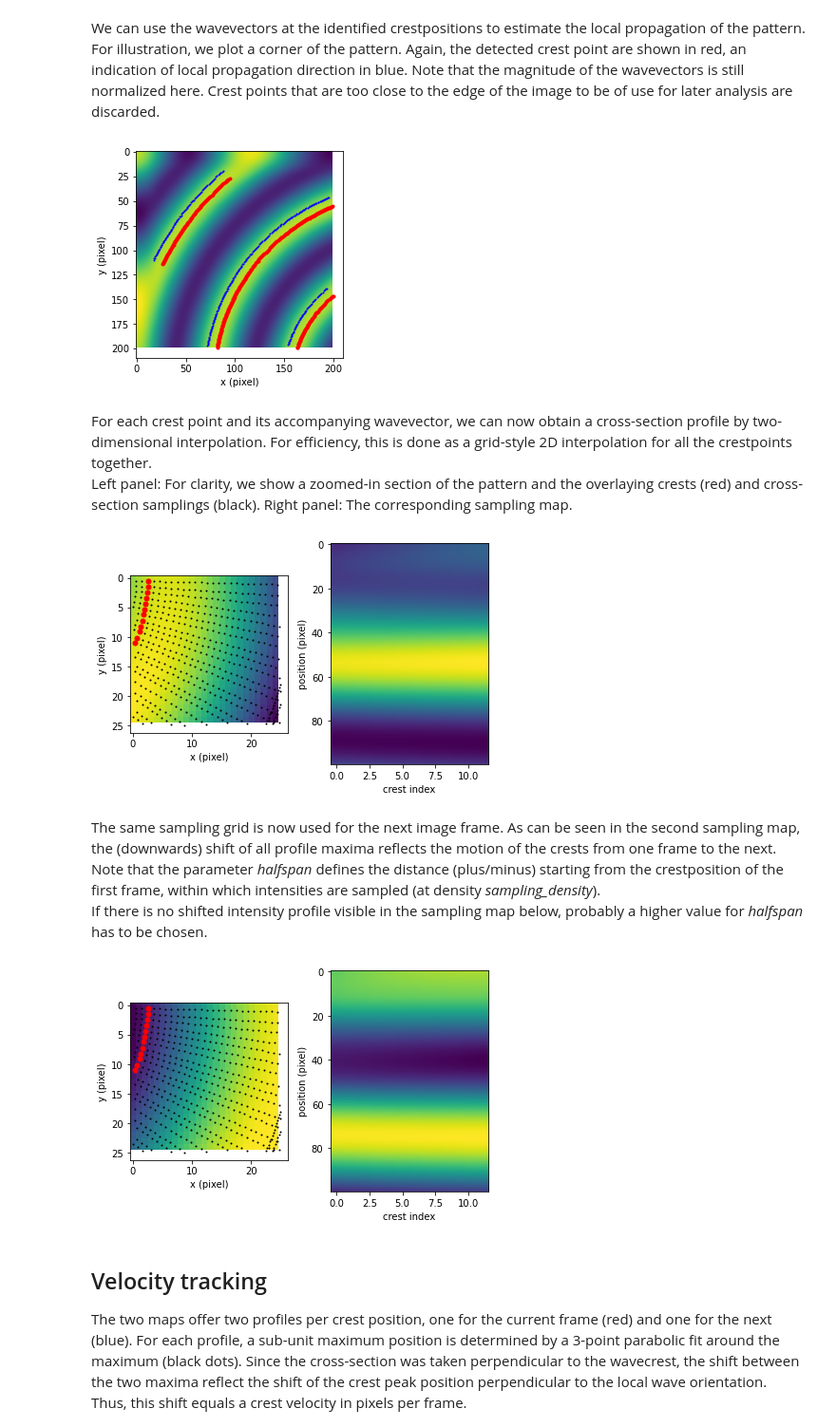
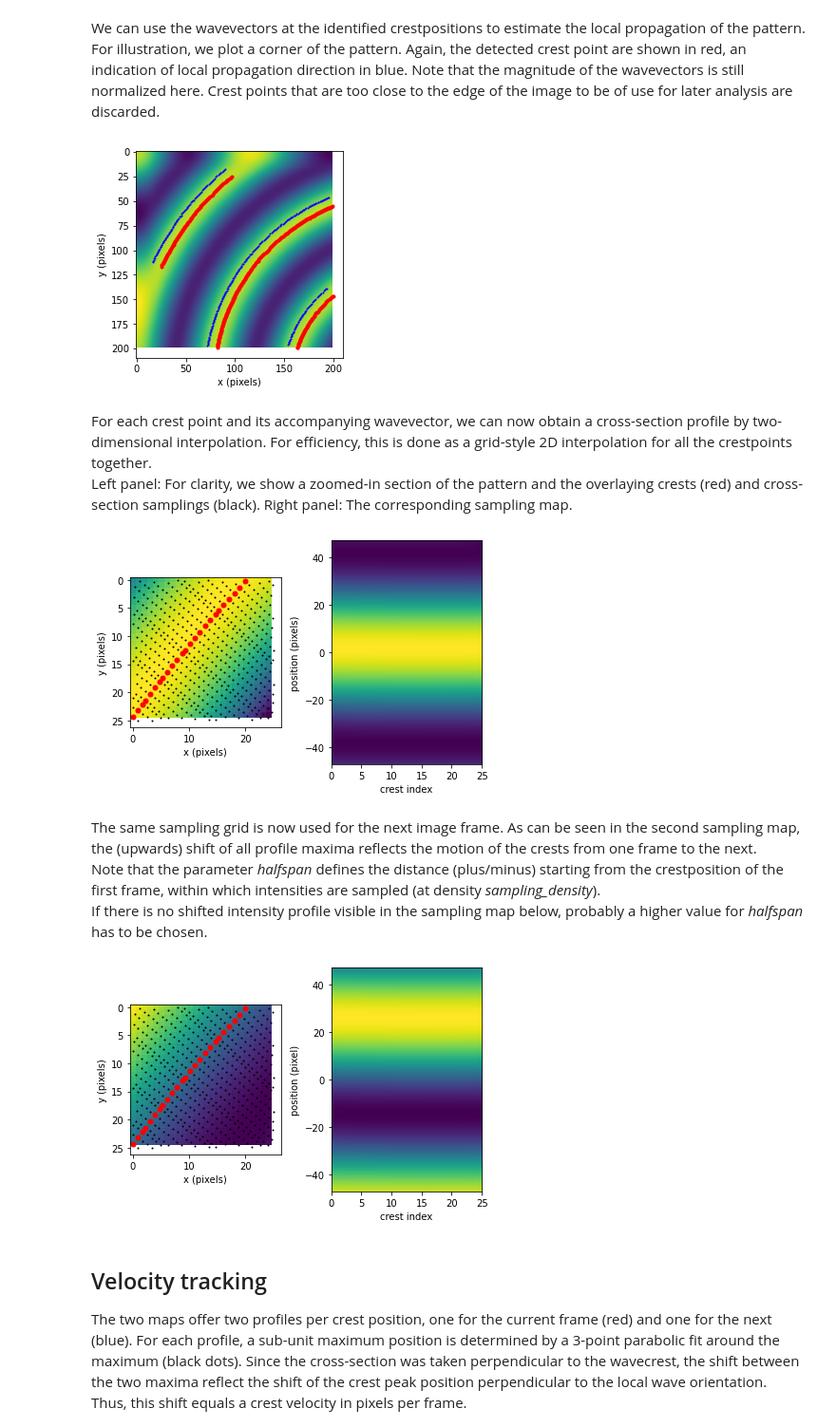
Before and after one commit to M-Sabrina/MinDE_analysis_2022, a Jupyter notebook: DEMO_MinDE_local_analysis.ipynb, the cells around one changed output. Shown at 95% size. Drawn from its saved outputs; the diff is of its cells as text; code cells hidden in the pictures.

```diff
--- a/DEMO_MinDE_local_analysis.ipynb
+++ b/DEMO_MinDE_local_analysis.ipynb
@@ -185,11 +197,11 @@ zm_ix = np.argwhere((cx1 < zm) & (cy1 < zm))
 ax.imshow(im0[0 : zm - 1, 0 : zm - 1])
 ax.plot(cx1[zm_ix], cy1[zm_ix], "ro", markersize=3)
 ax.plot(cx2[zm_ix], cy2[zm_ix], "bo", markersize=1)
-ax.set_xlabel("x (pixel)")
-ax.set_ylabel("y (pixel)")
+ax.set_xlabel("x (pixels)")
+ax.set_ylabel("y (pixels)")
 plt.show()
 # %% [output]
-[figure, old version]
+[figure, new version]
 # %% [markdown]
 For each crest point and its accompanying wavevector, we can now obtain a cross-section profile by two-dimensional interpolation. For efficiency, this is done as a grid-style 2D interpolation for all the crestpoints together.<br>
 Left panel: For clarity, we show a zoomed-in section of the pattern and the overlaying crests (red) and cross-section samplings (black). Right panel: The corresponding sampling map.
@@ -204,9 +216,8 @@ Left panel: For clarity, we show a zoomed-in section of the pattern and the over
     sampling_density,
 )
 # %%
-# show a zoom-in of the result
-zm_lo = 275
-zm_hi = 300
+# Show a zoom-in of the result, specified by the variables zm_lo and zm_hi
+# zm_lo and zm_hi are defined in the code-box below the selection above
 
 rr, cc = np.shape(im0)
 zm_ix1 = np.argwhere(
@@ -233,19 +244,24 @@ ax_1.plot(
     "ro",
     markersize=5,
 )
-ax_1.set_xlabel("x (pixel)")
-ax_1.set_ylabel("y (pixel)")
+ax_1.set_xlabel("x (pixels)")
+ax_1.set_ylabel("y (pixels)")
 
-ax_2.imshow(profile_map1.T[:, zm_ix1], aspect="auto")
+ax_2.imshow(
+    profile_map1.T[:, zm_ix1],
+    aspect="auto",
+    origin="lower",
+    extent=[0, crests_x[zm_ix1].size, -halfspan, halfspan],
+)
 ax_2.set_xlabel("crest index")
-ax_2.set_ylabel("position (pixel)")
+ax_2.set_ylabel("position (pixels)")
 
 fig.tight_layout()
 plt.show()
 # %% [output]
-[figure, old version]
+[figure, new version]
 # %% [markdown]
-The same sampling grid is now used for the next image frame. As can be seen in the second sampling map, the (downwards) shift of all profile maxima reflects the motion of the crests from one frame to the next.<br>
+The same sampling grid is now used for the next image frame. As can be seen in the second sampling map, the (upwards) shift of all profile maxima reflects the motion of the crests from one frame to the next.<br>
 Note that the parameter *halfspan* defines the distance (plus/minus) starting from the crestposition of the first frame, within which intensities are sampled (at density *sampling_density*).<br>
 If there is no shifted intensity profile visible in the sampling map below, probably a higher value for *halfspan* has to be chosen.
 # %%
@@ -259,46 +275,50 @@ If there is no shifted intensity profile visible in the sampling map below, prob
     sampling_density,
 )
 # %%
-# show a zoom-in of the result
-zm_lo = 275
-zm_hi = 300
+# Show a zoom-in of the result, specified by the variables zm_lo and zm_hi
+# zm_lo and zm_hi are defined in the code-box below the selection above
 
 rr, cc = np.shape(im1)
 zm_ix1 = np.argwhere(
     (crests_x > zm_lo) & (crests_y > zm_lo) & (crests_x < zm_hi) & (crests_y < zm_hi)
 )
 zm_ix2 = np.argwhere(
     (xxgrid.ravel() > zm_lo)
     & (yygrid.ravel() > zm_lo)
     & (xxgrid.ravel() < zm_hi)
     & (yygrid.ravel() < zm_hi)
 )
 fig, (ax_1, ax_2) = plt.subplots(1, 2)
 
 ax_1.imshow(im1[zm_lo:zm_hi, zm_lo:zm_hi])
 ax_1.plot(
     xxgrid.ravel()[zm_ix2] - zm_lo,
     yygrid.ravel()[zm_ix2] - zm_lo,
     "ko",
     markersize=1,
 )
 ax_1.plot(
     crests_x[zm_ix1] - zm_lo,
     crests_y[zm_ix1] - zm_lo,
     "ro",
     markersize=5,
 )
-ax_1.set_xlabel("x (pixel)")
-ax_1.set_ylabel("y (pixel)")
+ax_1.set_xlabel("x (pixels)")
+ax_1.set_ylabel("y (pixels)")
 
-ax_2.imshow(profile_map2.T[:, zm_ix1], aspect="auto")
+ax_2.imshow(
+    profile_map2.T[:, zm_ix1],
+    aspect="auto",
+    origin="lower",
+    extent=[0, crests_x[zm_ix1].size, -halfspan, halfspan],
+)
 ax_2.set_xlabel("crest index")
 ax_2.set_ylabel("position (pixel)")
 
 fig.tight_layout()
 plt.show()
 # %% [output]
-[figure, old version]
+[figure, new version]
 # %% [markdown]
 ## Velocity tracking
 The two maps offer two profiles per crest position, one for the current frame (red) and one for the next (blue). For each profile, a sub-unit maximum position is determined by a 3-point parabolic fit around the maximum (black dots).  Since the cross-section was taken perpendicular to the wavecrest, the shift between the two maxima reflect the shift of the crest peak position perpendicular to the local wave orientation. Thus, this shift equals a crest velocity in pixels per frame.<br>
```
Also changed, not shown: parts of 10 cells of this notebook, 16 other files.
